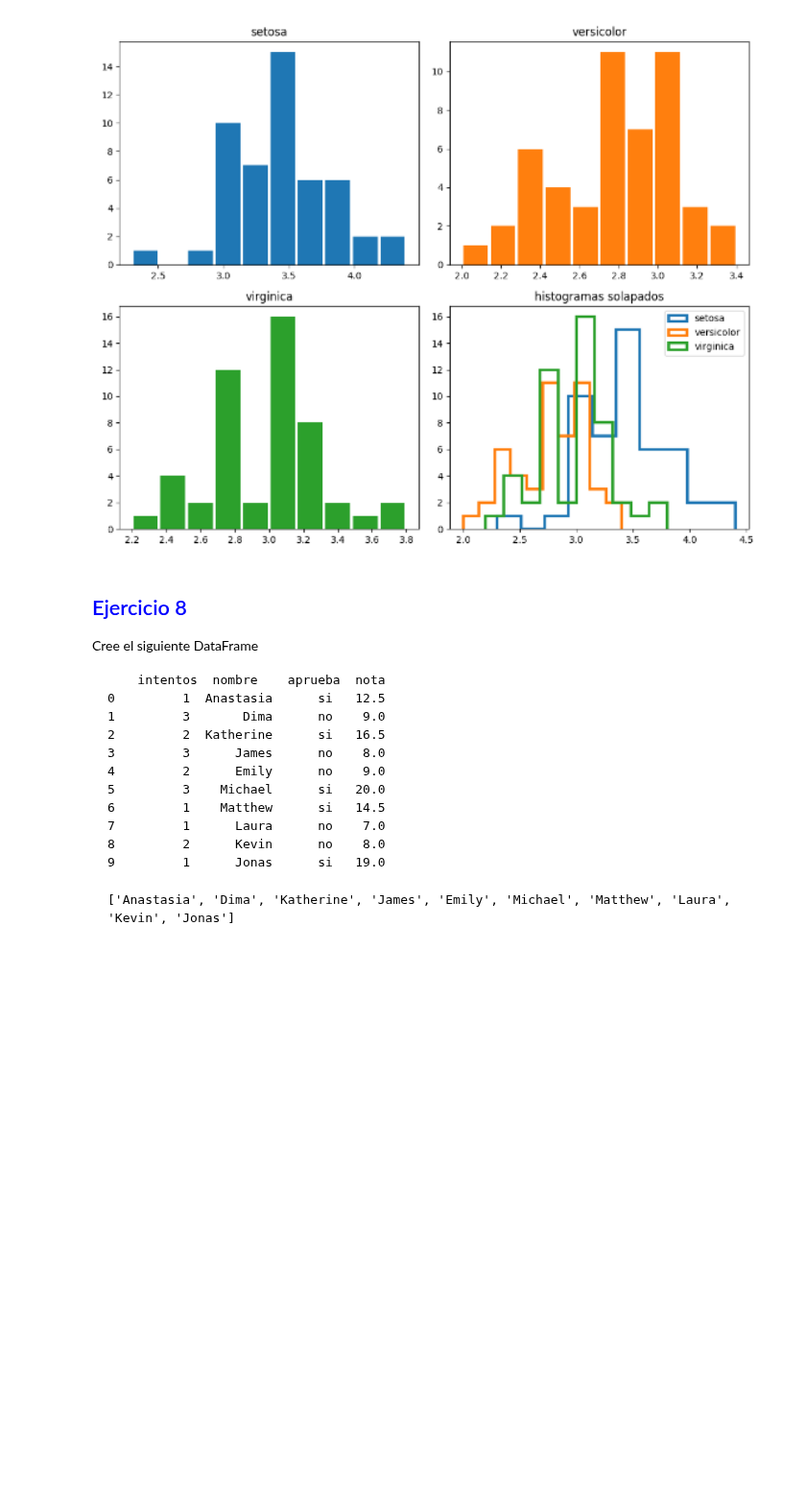
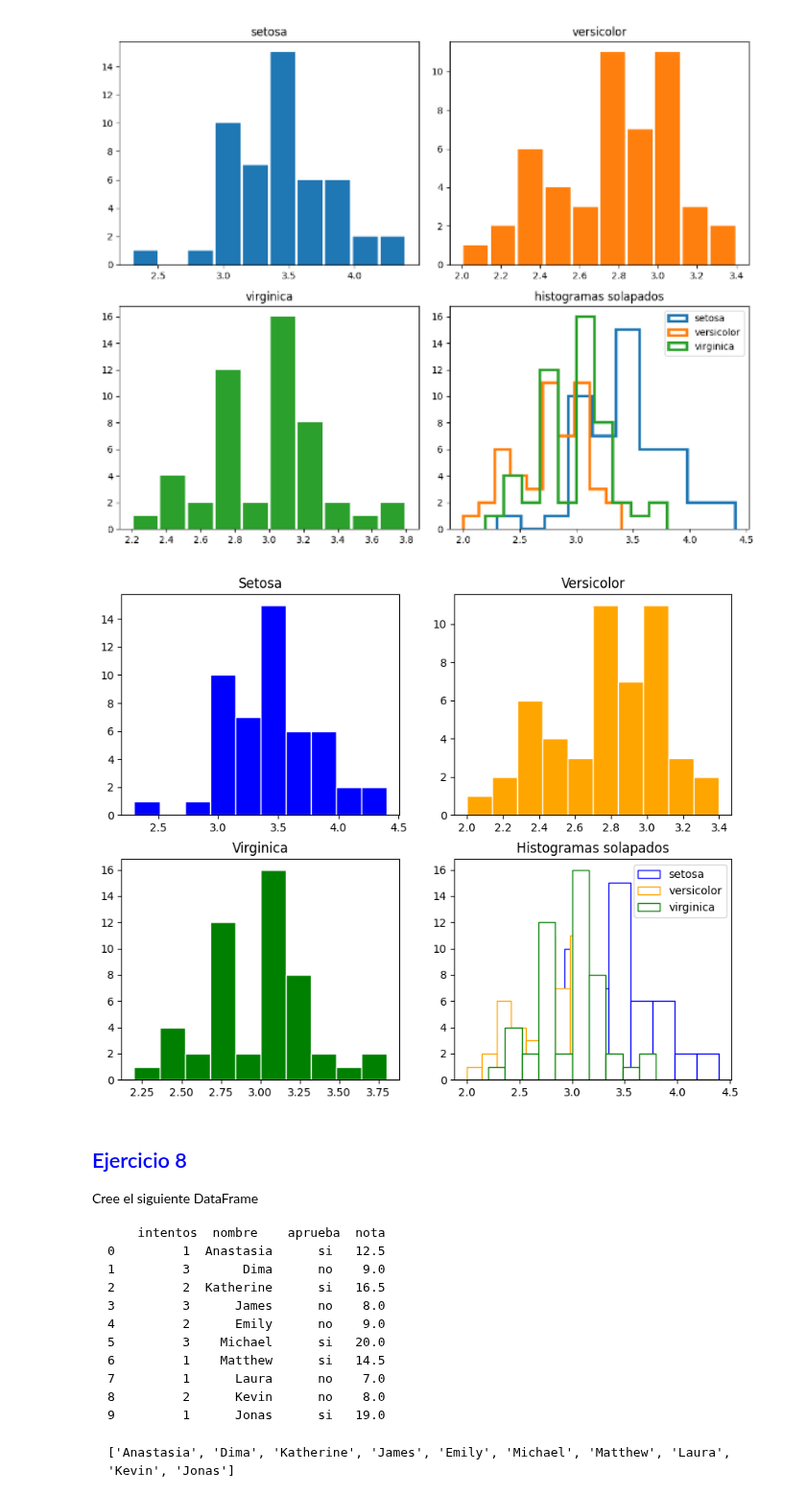
Before and after one commit to DinoMondino/IA, a Jupyter notebook: IntroduccionBibliotecas/Entregables_1_2024_1C.ipynb, the cells around one changed output. Shown at 96% size. Saved outputs shown, nothing was run; the diff lists cells and outputs as text; code cells hidden in the pictures; blank space fills up the shorter version.

```diff
--- a/IntroduccionBibliotecas/Entregables_1_2024_1C.ipynb
+++ b/IntroduccionBibliotecas/Entregables_1_2024_1C.ipynb
@@ -232,6 +231,41 @@ if 'google.colab' in sys.modules:
 display(Image(filename='./2_imagenes/iris_matplotlib.png', width=700))
 # %% [output]
 [figure]
+# %%
+# Problemas con el grafico 4
+
+
+iris_data = pd.read_csv('iris.csv')
+
+# Crear una figura con 4 subplots (3 separados y 1 superpuesto)
+fig, axs = plt.subplots(2, 2, figsize=(10, 8))
+
+# Histograma para setosa
+setosa_data = iris_data[iris_data['class'] == 'setosa']
+axs[0, 0].hist(setosa_data['sepal_width'], edgecolor = "white", color='blue', bins=10)
+axs[0, 0].set_title('Setosa')
+
+# Histograma para versicolor
+versicolor_data = iris_data[iris_data['class'] == 'versicolor']
+axs[0, 1].hist(versicolor_data['sepal_width'], color='orange', edgecolor = "white", bins=10)
+axs[0, 1].set_title('Versicolor')
+
+# Histograma para virginica
+virginica_data = iris_data[iris_data['class'] == 'virginica']
+axs[1, 0].hist(virginica_data['sepal_width'], color='green', edgecolor = "white", bins=10)
+axs[1, 0].set_title('Virginica')
+
+# Histograma superpuesto con bordes de color y transparencia en el interior
+colors = {'setosa': 'blue', 'versicolor': 'orange', 'virginica': 'green'}
+for species in ['setosa', 'versicolor', 'virginica']:
+    data = iris_data[iris_data['class'] == species]
+    axs[1, 1].hist(data['sepal_width'], label=species, edgecolor=colors[species], facecolor='white', bins=10)
+axs[1, 1].set_title('Histogramas solapados')
+axs[1, 1].legend()
+
+plt.show()
+# %% [output]
+[figure, added]
 # %% [markdown]
 <h2><font color="blue">Ejercicio 8</font></h2>
 
```
Also changed, not shown: parts of 2 cells of this notebook.
